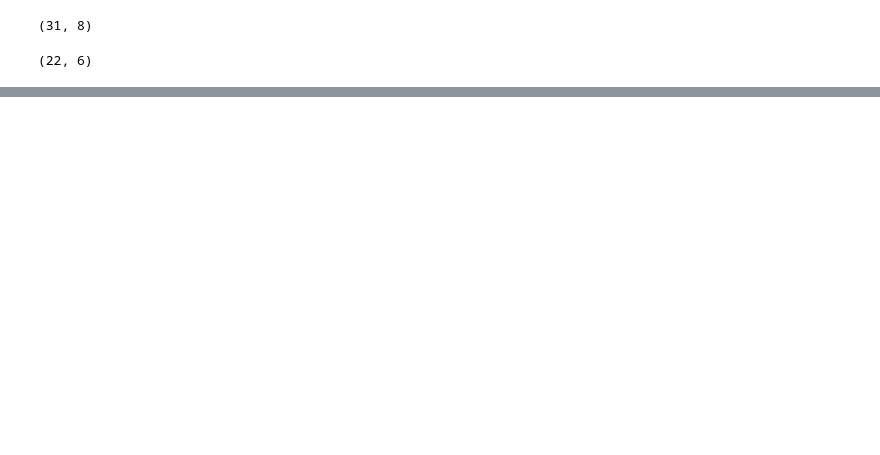
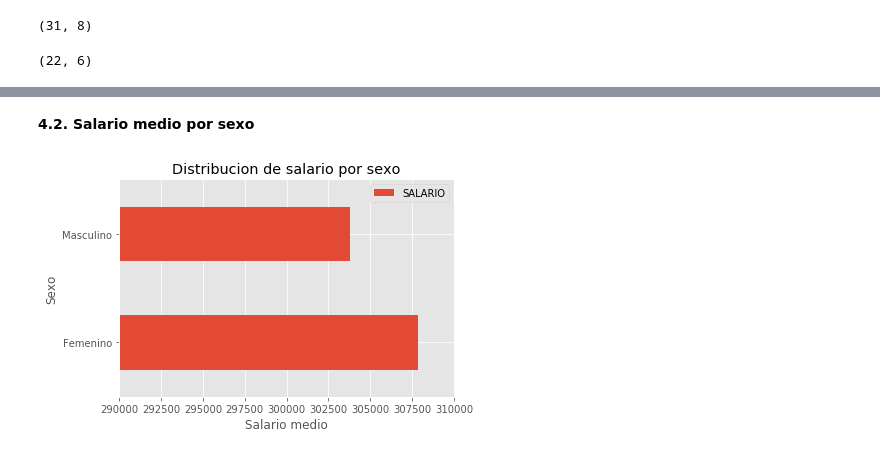
Before and after one commit to Victoriapm/analisis-datos-principiantes, a Jupyter notebook: 1.1. Analisis de datos principiantes - soluciones.ipynb, the cells around one changed output, grey strips where cells are left out. Saved outputs shown, nothing was run; the diff lists cells and outputs as text; code cells hidden in the pictures; blank space fills up the shorter version.

```diff
--- a/1.1. Analisis de datos principiantes - soluciones.ipynb
+++ b/1.1. Analisis de datos principiantes - soluciones.ipynb
@@ -363,0 +349,15 @@ Index(['Consejo de los Derechos de Niñas, Niños y Adoles - Presidencia',
+# %% [markdown]
+**4.2. Salario medio por sexo**
+# %%
+from matplotlib import style
+#style.available
+style.use('ggplot')
+
+salario_mediana = df2020.pivot_table('SALARIO', index='SEXO', aggfunc='median')
+salario_mediana.plot(kind='barh', xlim=[290000,310000])
+
+plt.title('Distribución de salario por sexo')
+plt.ylabel('Sexo')
+plt.xlabel('Salario medio');
+# %% [output]
+[figure, added]
```
Also changed, not shown: parts of 19 cells of this notebook.
